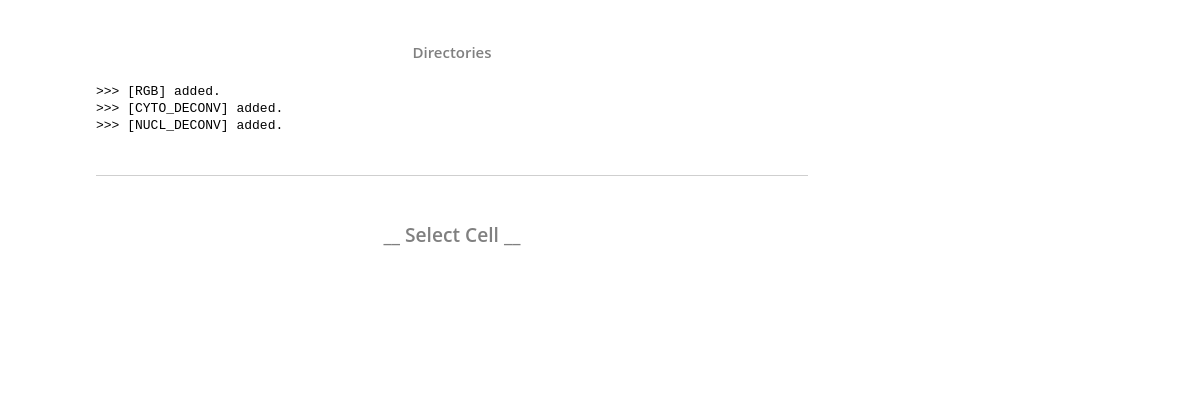
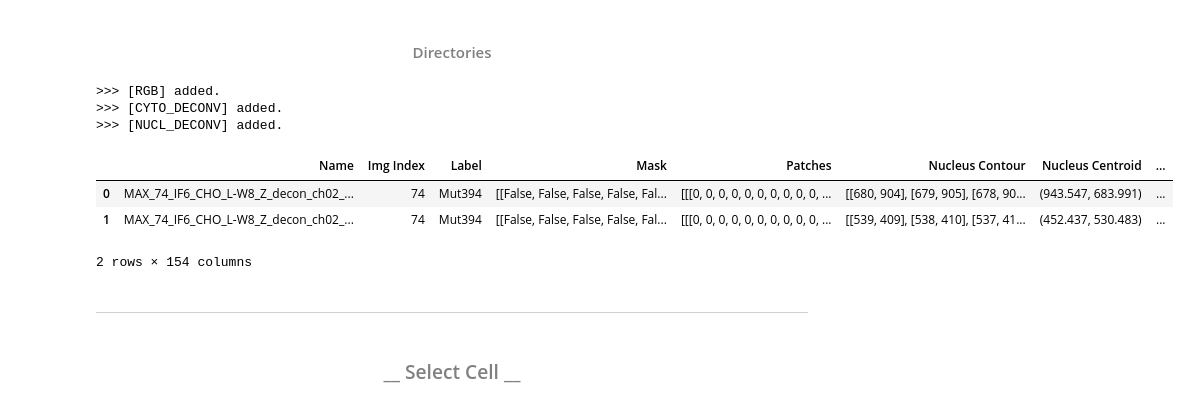
Before and after one commit to diogojfv/aTubulinOrganization, a Jupyter notebook: 0 - RESULTS ANALYSIS.ipynb, the cells around one changed output. Cells and saved outputs as stored; diff of their text form; code cells hidden in the pictures; blank space fills up the shorter version.

```diff
--- a/0 - RESULTS ANALYSIS.ipynb
+++ b/0 - RESULTS ANALYSIS.ipynb
@@ -109,6 +110,13 @@ ResultsDF = pd.read_pickle(folder + "//ResultsDF_try.pkl")
 >>> [RGB] added.
 >>> [CYTO_DECONV] added.
 >>> [NUCL_DECONV] added.
+# %%
+ResultsDF
+# %% [output]
+|  | Name | Img Index | Label | Mask | Patches | Nucleus Contour | Nucleus Centroid | ... |
+| 0 | MAX_74_IF6_CHO_L-W8_Z_decon_ch02_... | 74 | Mut394 | [[False, False, False, False, Fal... | [[[0, 0, 0, 0, 0, 0, 0, 0, 0, 0, ... | [[680, 904], [679, 905], [678, 90... | (943.547, 683.991) | ... |
+| 1 | MAX_74_IF6_CHO_L-W8_Z_decon_ch02_... | 74 | Mut394 | [[False, False, False, False, Fal... | [[[0, 0, 0, 0, 0, 0, 0, 0, 0, 0, ... | [[539, 409], [538, 410], [537, 41... | (452.437, 530.483) | ... |
+2 rows × 154 columns
 # %% [markdown]
 ---------------------------------------------
 # %% [markdown]
```
Also changed, not shown: parts of 5 cells of this notebook, 5 other files.
